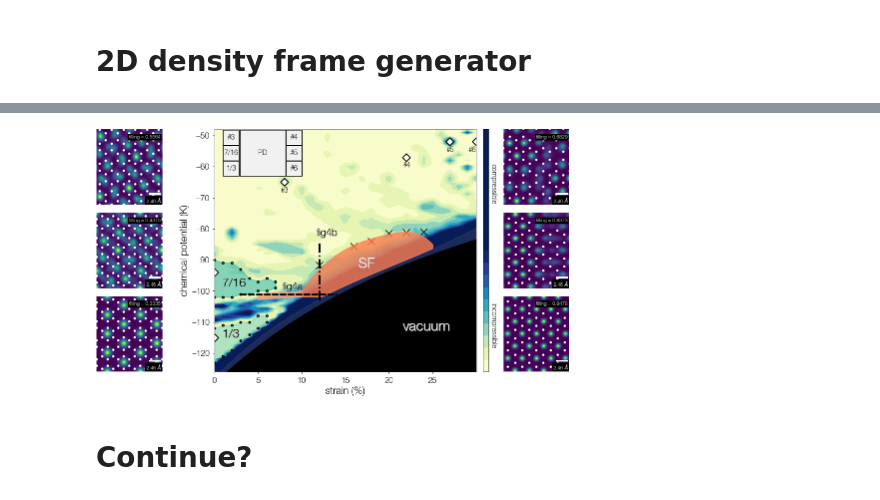
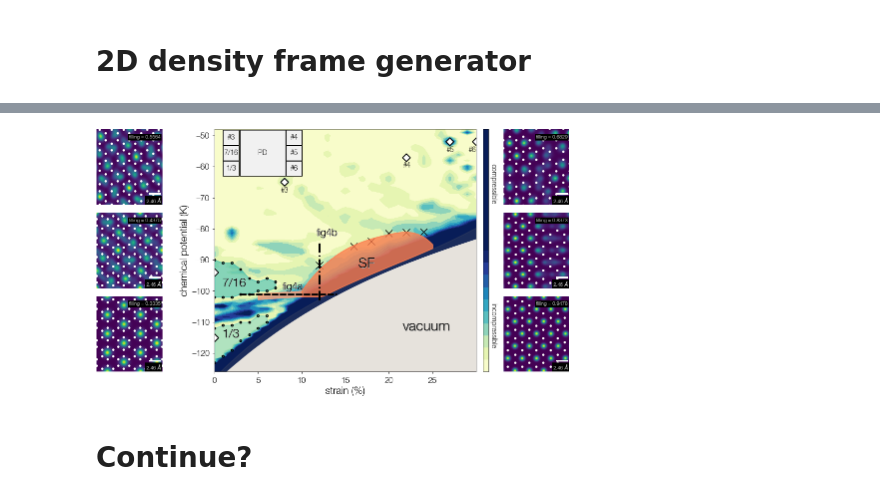
Before and after one commit to DelMaestroGroup/papers-code-Superfluid4HeStrainGraphene, a Jupyter notebook: src/T1comm_phases.ipynb, the cells around one changed output, grey strips where cells are left out. Cells and saved outputs as stored; diff of their text form; code cells hidden in the pictures.

```diff
--- a/src/T1comm_phases.ipynb
+++ b/src/T1comm_phases.ipynb
@@ -368,7 +368,7 @@ with plt.style.context(plot_style['sans']):
                      color='dimgrey', alpha=0.2)
     # Vacuum area
     plt.fill_between(vac_line_x, vac_line_y1 -0.5, [-130,]*(len(vac_line_x)),
-                     color='black', )
+                     color='#a8b2af', )
     # One third
     one_third_x = [idx for idx in range(len(one_third_bound))]
     plt.fill_between(one_third_x,
@@ -416,9 +416,9 @@ with plt.style.context(plot_style['sans']):
     ppfig.text(0.882,0.72,'compressible',fontsize = 10, rotation = -90)
     ppfig.text(0.882,0.19,'incompressible',fontsize = 10, rotation = -90)
     ppfig.text(0.522,0.238,'Vacuum',color='darkgrey', fontsize = 30)
-    ppfig.text(0.52,0.24,'Vacuum',color='white', fontsize = 30)
+    ppfig.text(0.52,0.24,'Vacuum',color='k', fontsize = 30)
     ppfig.text(0.482,0.478,'SF',color='darkgrey', fontsize = 24)
-    ppfig.text(0.48,0.48,'SF',color='white', fontsize = 24)
+    ppfig.text(0.48,0.48,'SF',color='k', fontsize = 24)
     ppfig.text(0.132,0.238,'1/3',color='darkgrey', fontsize = 18)
     ppfig.text(0.13,0.24,'1/3',color='k', fontsize = 18)
     ppfig.text(0.132,0.428,'7/16',color='darkgrey', fontsize = 18)
@@ -591,7 +595,7 @@ with plt.style.context(plot_style['sans']):
                      color='dimgrey', alpha=0.2)
     # Vacuum area
     ax.fill_between(vac_line_x, vac_line_y1 -0.5, [-130,]*(len(vac_line_x)),
-                     color='black', )
+                     color='#e6e2dc', )
     # One third
     one_third_x = [idx for idx in range(len(one_third_bound))]
     ax.fill_between(one_third_x,
@@ -640,9 +644,9 @@ with plt.style.context(plot_style['sans']):
     pd_fig.text(0.815,0.72,'compressible', rotation = -90, ) #,fontsize = 20
     pd_fig.text(0.815,0.19,'incompressible', rotation = -90, )
     pd_fig.text(0.722,0.168,'vacuum',color='darkgrey', fontsize = 14, transform=ax.transAxes,) # fontsize = 30
-    pd_fig.text(0.72,0.17,'vacuum',color='white', fontsize = 14, transform=ax.transAxes,)
+    pd_fig.text(0.72,0.17,'vacuum',color='k', fontsize = 14, transform=ax.transAxes,)
     ax.text(0.552,0.428,'SF',color='darkgrey', fontsize = 14, transform=ax.transAxes,)
-    ax.text(0.55,0.43,'SF',color='white', fontsize = 14, transform=ax.transAxes,)
+    ax.text(0.55,0.43,'SF',color='k', fontsize = 14, transform=ax.transAxes,)
     ax.text(0.032,0.138,'1/3',color='darkgrey', fontsize = 12, transform=ax.transAxes,) # fontsize = 24
     ax.text(0.03,0.14,'1/3',color='k', fontsize = 12, transform=ax.transAxes,)
     ax.text(0.032,0.350,'7/16',color='darkgrey', fontsize = 12, transform=ax.transAxes,)
@@ -652,34 +656,34 @@ with plt.style.context(plot_style['sans']):
     ax.text(0.391,0.559,'fig4b',color='darkgrey', fontsize = 10, transform=ax.transAxes,)
     ax.text(0.39,0.56,'fig4b',color='k', fontsize = 10, transform=ax.transAxes,)
 
     # shapes
     def gen_rect(rec_x,rec_y,lab, size=(1.8,4.8)):
         rec = Rectangle((rec_x,rec_y), size[0], size[1], fc='#F1F1F1',ec="black", linewidth=0.5)
         ax.add_patch(rec)
         rx, ry = rec.get_xy()
         cx = rx + rec.get_width()/2.0
         cy = ry + rec.get_height()/2.0
         ax.annotate(lab, (cx, cy), color='black', fontsize=7, ha='center', va='center')
     gen_rect(1,-63,'1/3')
     gen_rect(1,-63+5,'7/16')
     gen_rect(1,-63+10,r'#3')
     gen_rect(1+1.8*4,-63+10,r'#4')
     gen_rect(1+1.8*4,-63+5,r'#5')
     gen_rect(1+1.8*4,-63,r'#6')
     gen_rect(2.91,-63,'PD',size=(1.8*3-0.2, 14.8))
 
     # reference points
     ax.scatter(ref_x,ref_y, s=30, marker='D', c='white', linewidths=1, edgecolors='k')
     ax.text(ref_x[2]-0.4,ref_y[2]-3.3,r'#3',color='k', )
     ax.text(ref_x[3]-0.4,ref_y[3]-3.3,r'#4',color='k', )
     ax.text(ref_x[4]-0.4,ref_y[4]-3.3,r'#5',color='k', )
     ax.text(ref_x[5]-0.9,ref_y[5]-3.3,r'#6',color='k', )
 
 #     plt.tight_layout()
 
     pd_fig.savefig('../figures/fig3.pdf')
 # %% [output]
-[figure, old version]
+[figure, new version]
 # %% [markdown]
 # Continue?
 # %%
```
Also changed, not shown: parts of 3 cells of this notebook, 2 other files.
